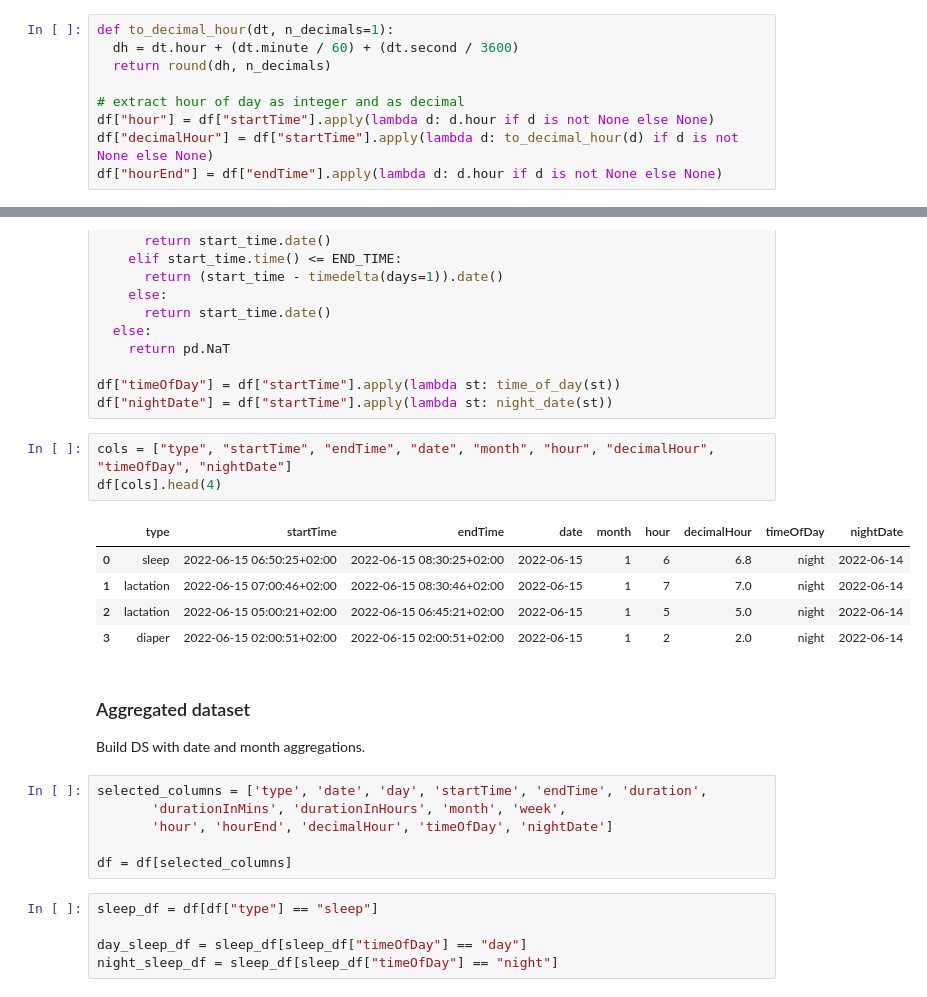
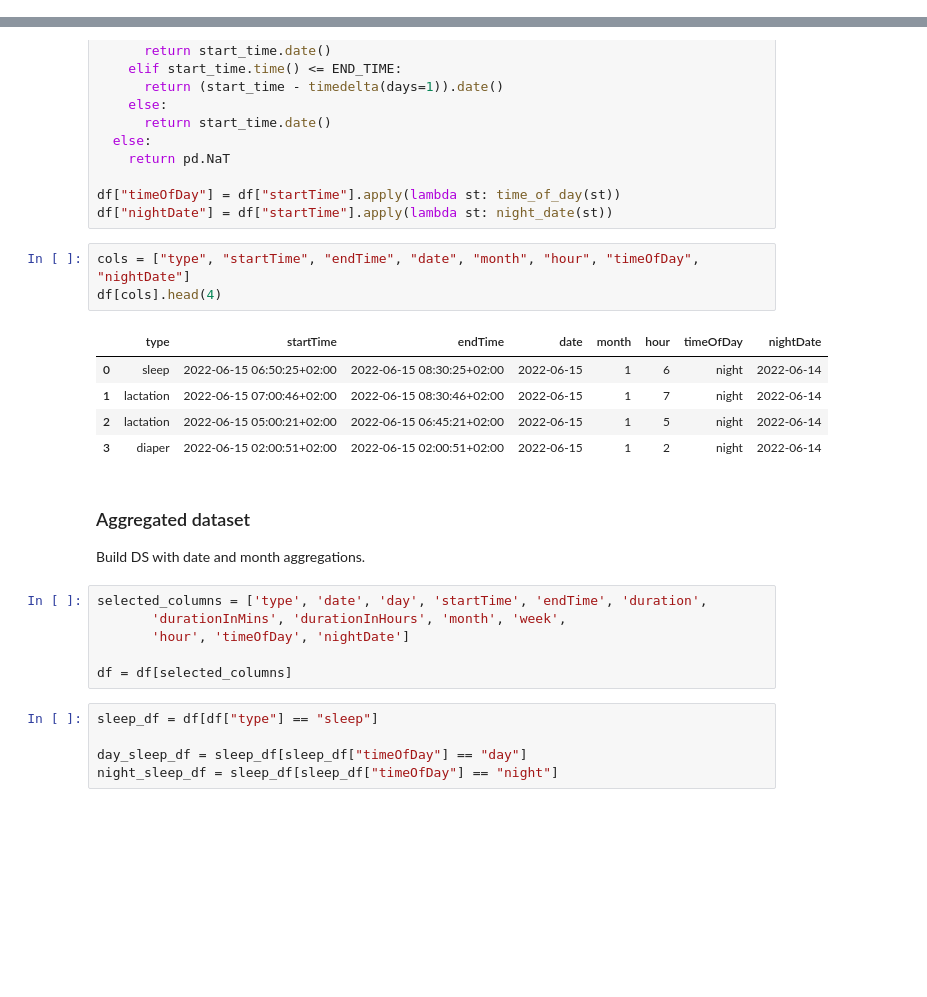
Before and after one commit to adalovelace/baby-activity-analysis, a Jupyter notebook: Baby_sleep_data_analysis.ipynb, the cells around one changed output, grey strips where cells are left out. Drawn from its saved outputs; the diff is of its cells as text; blank space fills up the shorter version.

```diff
--- a/Baby_sleep_data_analysis.ipynb
+++ b/Baby_sleep_data_analysis.ipynb
@@ -206,12 +178,3 @@ df["day"] = df["startTime"].apply(lambda d: (d.dayofyear - min_date.dayofyear +
-# %%
-def to_decimal_hour(dt, n_decimals=1):
-  dh = dt.hour + (dt.minute / 60) + (dt.second / 3600)
-  return round(dh, n_decimals)
-
-# extract hour of day as integer and as decimal
-df["hour"] = df["startTime"].apply(lambda d: d.hour if d is not None else None)
-df["decimalHour"] = df["startTime"].apply(lambda d: to_decimal_hour(d) if d is not None else None)
-df["hourEnd"] = df["endTime"].apply(lambda d: d.hour if d is not None else None)
 # %%
 START_TIME = time(19, 0)
 END_TIME = time(10, 0)
@@ -245,14 +208,14 @@ def night_date(start_time):
 df["timeOfDay"] = df["startTime"].apply(lambda st: time_of_day(st))
 df["nightDate"] = df["startTime"].apply(lambda st: night_date(st))
 # %%
-cols = ["type", "startTime", "endTime", "date", "month", "hour", "decimalHour", "timeOfDay", "nightDate"]
+cols = ["type", "startTime", "endTime", "date", "month", "hour", "timeOfDay", "nightDate"]
 df[cols].head(4)
 # %% [output]
-|  | type | startTime | endTime | date | month | hour | decimalHour | timeOfDay | nightDate |
-| 0 | sleep | 2022-06-15 06:50:25+02:00 | 2022-06-15 08:30:25+02:00 | 2022-06-15 | 1 | 6 | 6.8 | night | 2022-06-14 |
-| 1 | lactation | 2022-06-15 07:00:46+02:00 | 2022-06-15 08:30:46+02:00 | 2022-06-15 | 1 | 7 | 7.0 | night | 2022-06-14 |
-| 2 | lactation | 2022-06-15 05:00:21+02:00 | 2022-06-15 06:45:21+02:00 | 2022-06-15 | 1 | 5 | 5.0 | night | 2022-06-14 |
-| 3 | diaper | 2022-06-15 02:00:51+02:00 | 2022-06-15 02:00:51+02:00 | 2022-06-15 | 1 | 2 | 2.0 | night | 2022-06-14 |
+|  | type | startTime | endTime | date | month | hour | timeOfDay | nightDate |
+| 0 | sleep | 2022-06-15 06:50:25+02:00 | 2022-06-15 08:30:25+02:00 | 2022-06-15 | 1 | 6 | night | 2022-06-14 |
+| 1 | lactation | 2022-06-15 07:00:46+02:00 | 2022-06-15 08:30:46+02:00 | 2022-06-15 | 1 | 7 | night | 2022-06-14 |
+| 2 | lactation | 2022-06-15 05:00:21+02:00 | 2022-06-15 06:45:21+02:00 | 2022-06-15 | 1 | 5 | night | 2022-06-14 |
+| 3 | diaper | 2022-06-15 02:00:51+02:00 | 2022-06-15 02:00:51+02:00 | 2022-06-15 | 1 | 2 | night | 2022-06-14 |
 # %% [markdown]
 ### Aggregated dataset
 
@@ -260,7 +223,7 @@ Build DS with date and month aggregations.
 # %%
 selected_columns = ['type', 'date', 'day', 'startTime', 'endTime', 'duration',
        'durationInMins', 'durationInHours', 'month', 'week',
-       'hour', 'hourEnd', 'decimalHour', 'timeOfDay', 'nightDate']
+       'hour', 'timeOfDay', 'nightDate']
 
 df = df[selected_columns]
 # %%
```
Also changed, not shown: parts of 10 cells of this notebook.
